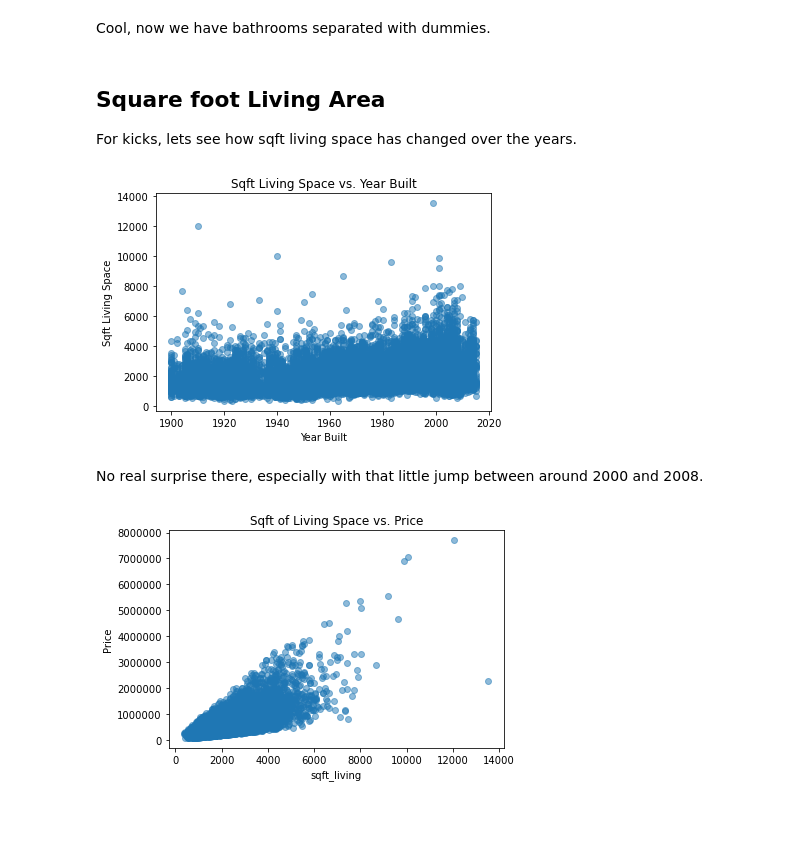
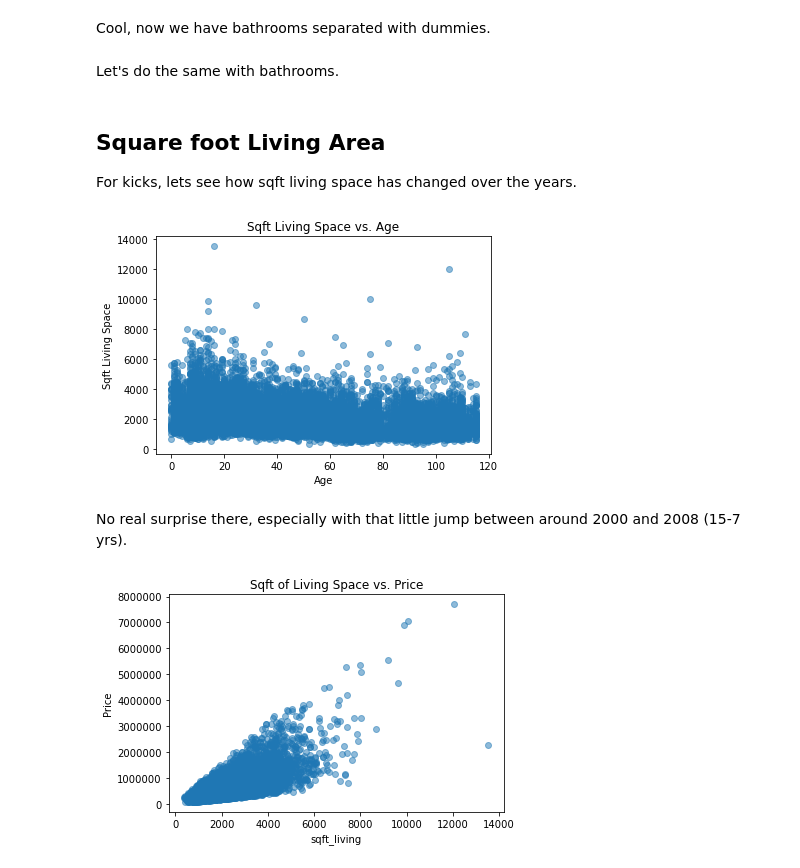
Before and after one commit to evamizer/phase-2-project, a Jupyter notebook: student.ipynb, the cells around one changed output. Cells and saved outputs as stored; diff of their text form; code cells hidden in the pictures; blank space fills up the shorter version.

```diff
--- a/student.ipynb
+++ b/student.ipynb
@@ -300,0 +304,13 @@ However, when you are looking to **sell for the most**, you would actually want
+# %%
+#Converts the column to age by subtracting year built from 2015, when this set was released.
+def age(born):
+    born = born
+    today = 2015
+    return today - born
+
+#apply "age" to work it's magic
+homes['age'] = homes['yr_built'].apply(age)
+#drop the old yr_built column
+homes = homes.drop(['yr_built'], axis=1)
+#Check that everything looks good
+homes.head()
@@ -519,22 +547,24 @@ homes_dum.head()
 # %% [markdown]
 Cool, now we have bathrooms separated with dummies.
+# %% [markdown]
+Let's do the same with bathrooms.
 # %% [markdown]
 ## Square foot Living Area
 
 For kicks, lets see how sqft living space has changed over the years.
 # %%
-yr_built = "yr_built"
+age = "age"
 sqft_living = "sqft_living"
 fig, ax = plt.subplots()
 
-ax.scatter( homes["yr_built"], homes[sqft_living], alpha=0.5)
-ax.set_xlabel("Year Built")
+ax.scatter( homes["age"], homes[sqft_living], alpha=0.5)
+ax.set_xlabel("Age")
 ax.set_ylabel("Sqft Living Space")
-ax.set_title("Sqft Living Space vs. Year Built");
+ax.set_title("Sqft Living Space vs. Age");
 # %% [output]
-[figure, old version]
+[figure, new version]
 # %% [markdown]
-No real surprise there, especially with that little jump between around 2000 and 2008.
+No real surprise there, especially with that little jump between around 2000 and 2008 (15-7 yrs).
 # %%
 sqft = "sqft_living"
 fig, ax = plt.subplots()
```
Also changed, not shown: parts of 92 cells of this notebook.
